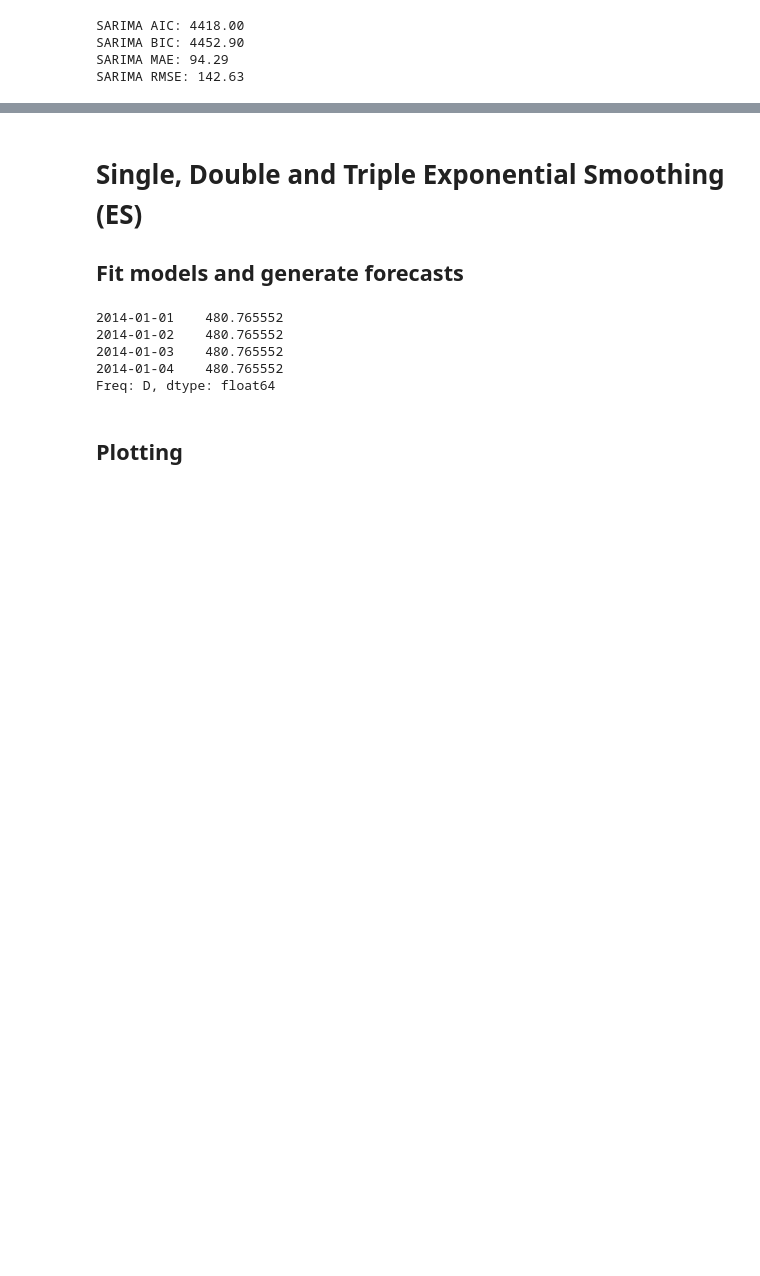
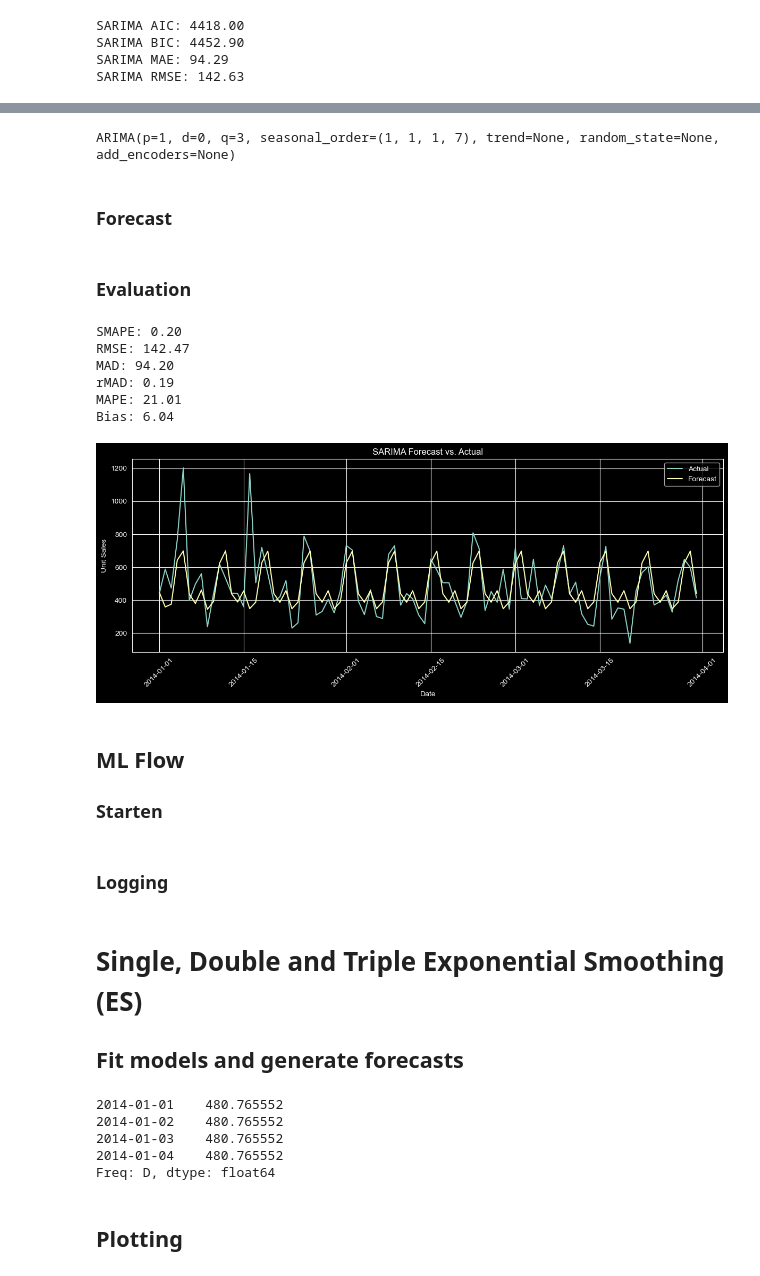
Before and after one commit to mamuschket-png/Time-Series-Forecast-Streamlit, a Jupyter notebook: Scripts/1_Statistical_models.ipynb, the cells around one changed output, grey strips where cells are left out. Cells and saved outputs as stored; diff of their text form; code cells hidden in the pictures; blank space fills up the shorter version.

```diff
--- a/Scripts/1_Statistical_models.ipynb
+++ b/Scripts/1_Statistical_models.ipynb
@@ -222,0 +558,18 @@ SARIMA RMSE: 142.63
+# %%
+# Finales SARIMA-Modell mit besten Hyperparametern trainieren
+final_model_SARIMA = ARIMA(
+    p=best_params_SARIMA['p'],
+    d=best_params_SARIMA['d'],
+    q=best_params_SARIMA['q'],
+    seasonal_order=(
+        best_params_SARIMA['P'],
+        best_params_SARIMA['D'],
+        best_params_SARIMA['Q'],
+        SARIMA_S
+    )
+)
+final_model_SARIMA.fit(train_data_ts)
+# %% [output]
+ARIMA(p=1, d=0, q=3, seasonal_order=(1, 1, 1, 7), trend=None, random_state=None, add_encoders=None)
+# %% [markdown]
+### Forecast
@@ -222,0 +579,57 @@ SARIMA RMSE: 142.63
+# %% [markdown]
+### Evaluation
+# %%
+from sklearn.metrics import mean_squared_error
+import numpy as np
+
+def forecast_metrics(y_true, y_pred):
+    errors = y_true - y_pred
+    smape = np.mean(2 * np.abs(errors) / (np.abs(y_true) + np.abs(y_pred)))
+    rmse  = np.sqrt(mean_squared_error(y_true, y_pred))
+    mad   = np.mean(np.abs(errors))
+    rmad  = mad / np.mean(y_true)
+    mape  = np.mean(np.abs(errors) / np.abs(y_true)) * 100
+    bias  = np.mean(errors)
+
+    return {
+        'SMAPE': smape,
+        'RMSE':  rmse,
+        'MAD':   mad,
+        'rMAD':  rmad,
+        'MAPE':  mape,
+        'Bias':  bias,
+    }
+
+# Evaluation
+actual = test_data_ts.values().flatten()
+predicted_SARIMA = sarima_forecast_final.values().flatten()
+
+metrics_SARIMA = forecast_metrics(actual, predicted_SARIMA)
+for k, v in metrics_SARIMA.items():
+    print(f"{k}: {v:,.2f}")
+# %% [output]
+SMAPE: 0.20
+RMSE: 142.47
+MAD: 94.20
+rMAD: 0.19
+MAPE: 21.01
+Bias: 6.04
+# %%
+# Forecast-Plot mit fig-Objekt erstellen (nötig für mlflow.log_figure)
+test_dates_SARIMA = pd.date_range(start='2014-01-01', periods=len(test_data_ts), freq='D')
+
+fig_SARIMA, ax = plt.subplots(figsize=(12, 5))
+ax.plot(test_dates_SARIMA, actual, label='Actual')
+ax.plot(test_dates_SARIMA, predicted_SARIMA, label='Forecast')
+ax.legend()
+ax.set_title('SARIMA Forecast vs. Actual')
+ax.set_xlabel('Date')
+ax.set_ylabel('Unit Sales')
+plt.xticks(rotation=45)
+plt.tight_layout()
+plt.show()
+# %% [output]
+[figure, added]
+# %% [markdown]
+## ML Flow
+### Starten
@@ -222,0 +645,2 @@ SARIMA RMSE: 142.63
+# %% [markdown]
+### Logging
```
Also changed, not shown: parts of 99 cells of this notebook, 6 other files.
